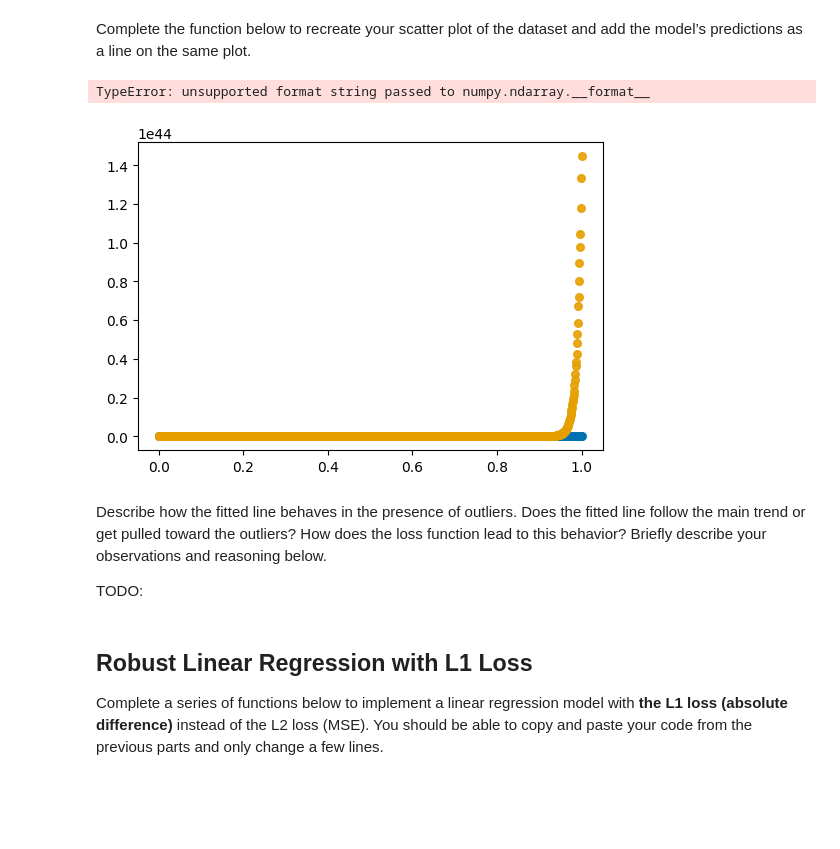
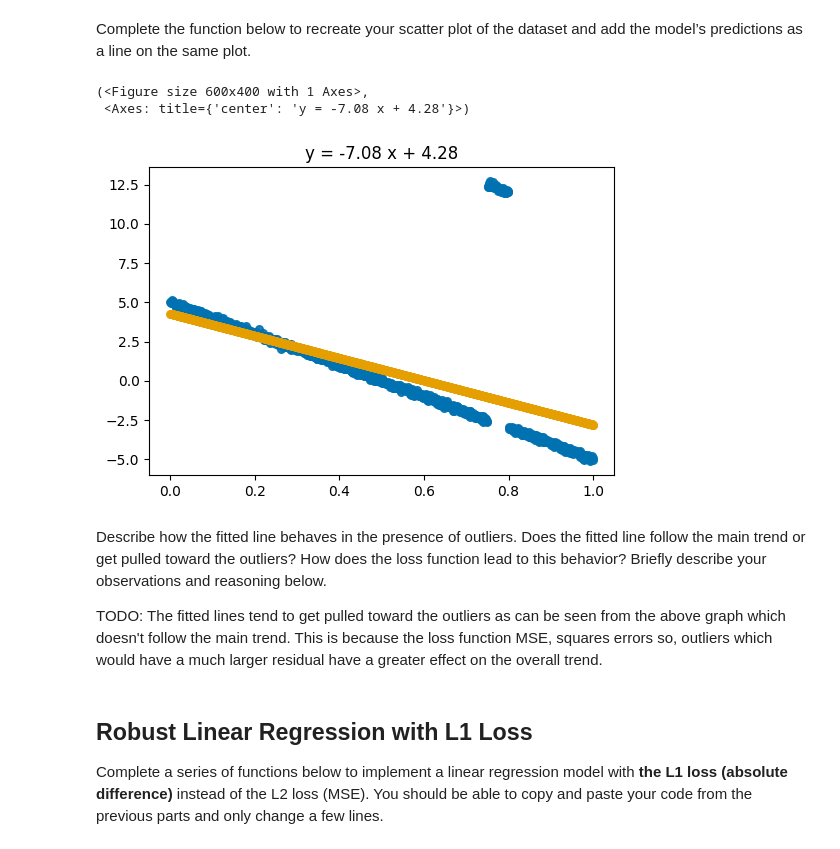
Before and after one commit to rumncoke-ai/CSC413, a Jupyter notebook: hw01.ipynb, the cells around one changed output. Saved outputs shown, nothing was run; the diff lists cells and outputs as text; code cells hidden in the pictures; blank space fills up the shorter version.

```diff
--- a/hw01.ipynb
+++ b/hw01.ipynb
@@ -209,8 +209,8 @@ def dloss_dmodel(weight: float, bias: float, inputs: np.array,
     ##########################################
     ## TODO
     N = inputs.size
-    predicted = (inputs * weight) + bias
-    residuals = targets - predicted
+    predicted = model(weight, bias, inputs)
+    residuals = predicted - targets
     res = residuals/N
     ##########################################
     return res
@@ -353,7 +353,7 @@ bias = 0.
 #so that your model achieves < 5.2 MSE loss
 #########################################
 ## TODO:
-learning_rate = 0.001
+learning_rate = 1
 update_steps = 50000
 ##########################################
 
@@ -404,42 +390,41 @@ def plot_model_prediction(x, y):
     fig, ax = plt.subplots(figsize=(6, 4))
 
     okabe_ito = [
         "#0072B2",  # blue
         "#E69F00",  # orange
         "#009E73",  # green
         "#CC79A7",  # magenta
         "#56B4E9",  # sky blue
         "#D55E00",  # vermillion
         "#F0E442",  # yellow
         "#000000",  # black
     ]
 
     # Create a scatter plot of the data
     ##########################################
-    ## TODO
     ax.scatter(np.ravel(x), np.ravel(y), s=30, alpha=0.9, color=okabe_ito[0])
     ##########################################
 
     # Create a scatter plot of the predicted values
     ##########################################
-    ## TODO
-    y_hat = x * new_weight + new_bias
+    y_hat = model(weight=new_weight, bias=new_bias, inputs=x)
     ax.scatter(np.ravel(x), np.ravel(y_hat), s=30, alpha=0.9, color=okabe_ito[1])
     ##########################################
 
     ax.set_title(f"y = {new_weight:.2f} x + {new_bias:.2f}")
 
     return fig, ax
 
 
 plot_model_prediction(inputs,targets)
 # %% [output]
-TypeError: unsupported format string passed to numpy.ndarray.__format__
+(<Figure size 600x400 with 1 Axes>,
+ <Axes: title={'center': 'y = -7.08 x + 4.28'}>)
-[figure, old version]
+[figure, new version]
 # %% [markdown]
 Describe how the fitted line behaves in the presence of outliers. Does the fitted line follow the main trend or get pulled toward the outliers? How does the loss function lead to this behavior? Briefly describe your observations and reasoning below.
 
-TODO:
+TODO: The fitted lines tend to get pulled toward the outliers as can be seen from the above graph which doesn't follow the main trend. This is because the loss function MSE, squares errors so, outliers which would have a much larger residual have a greater effect on the overall trend.
 # %% [markdown]
 ## **Robust** Linear Regression with L1 Loss
 
```
Also changed, not shown: parts of 23 cells of this notebook.
